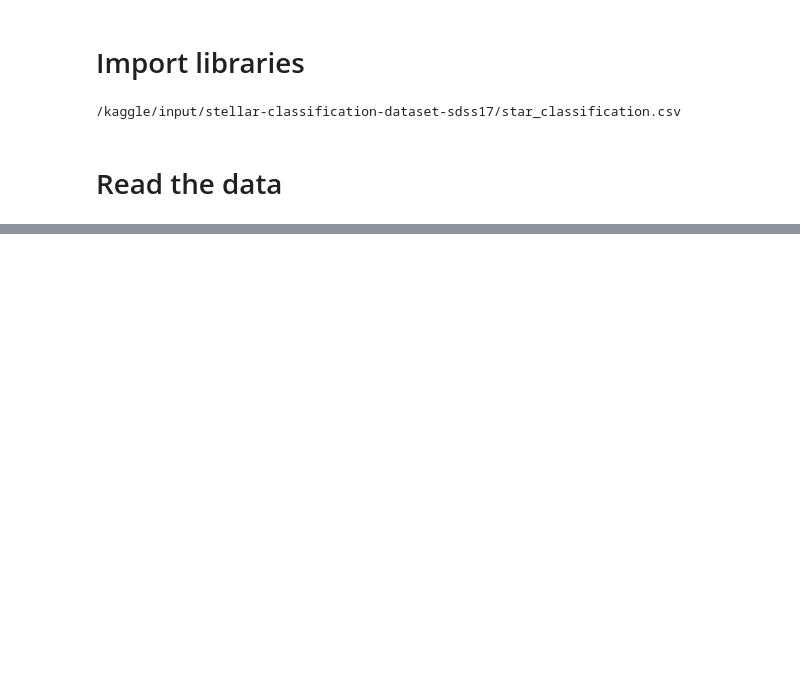
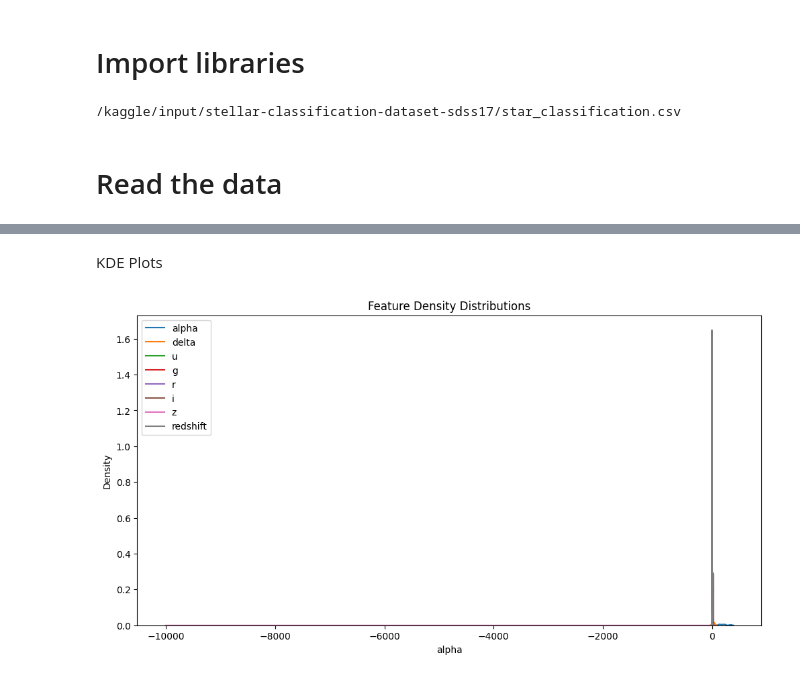
Before and after one commit to YassinTalhaoui/MA-Thesis-ML-Applied-to-stars, a Jupyter notebook: SDSS-classification.ipynb, the cells around one changed output, grey strips where cells are left out. Cells and saved outputs as stored; diff of their text form; code cells hidden in the pictures; blank space fills up the shorter version.

```diff
--- a/SDSS-classification.ipynb
+++ b/SDSS-classification.ipynb
@@ -33,0 +153,11 @@ for dirname, _, filenames in os.walk('/kaggle/input'):
+# %% [markdown]
+KDE Plots
+# %%
+plt.figure(figsize=(12,6))
+for col in num_features:
+    sns.kdeplot(df[col], label=col)
+plt.legend()
+plt.title("Feature Density Distributions")
+plt.show()
+# %% [output]
+[figure, added]
```
Also changed, not shown: parts of 26 cells of this notebook.
